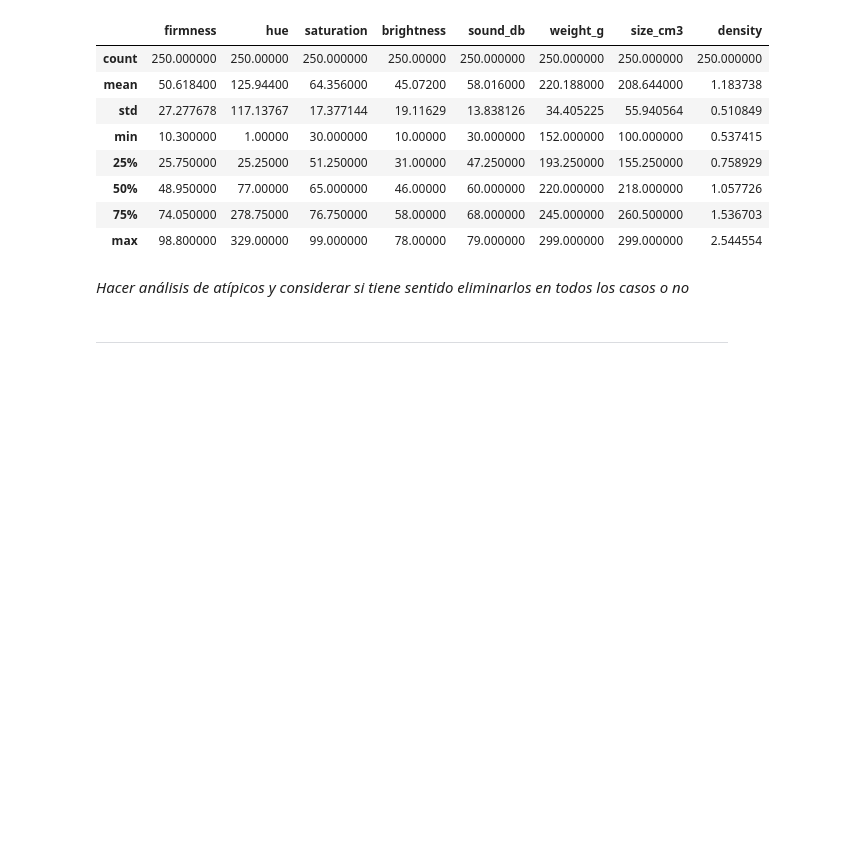
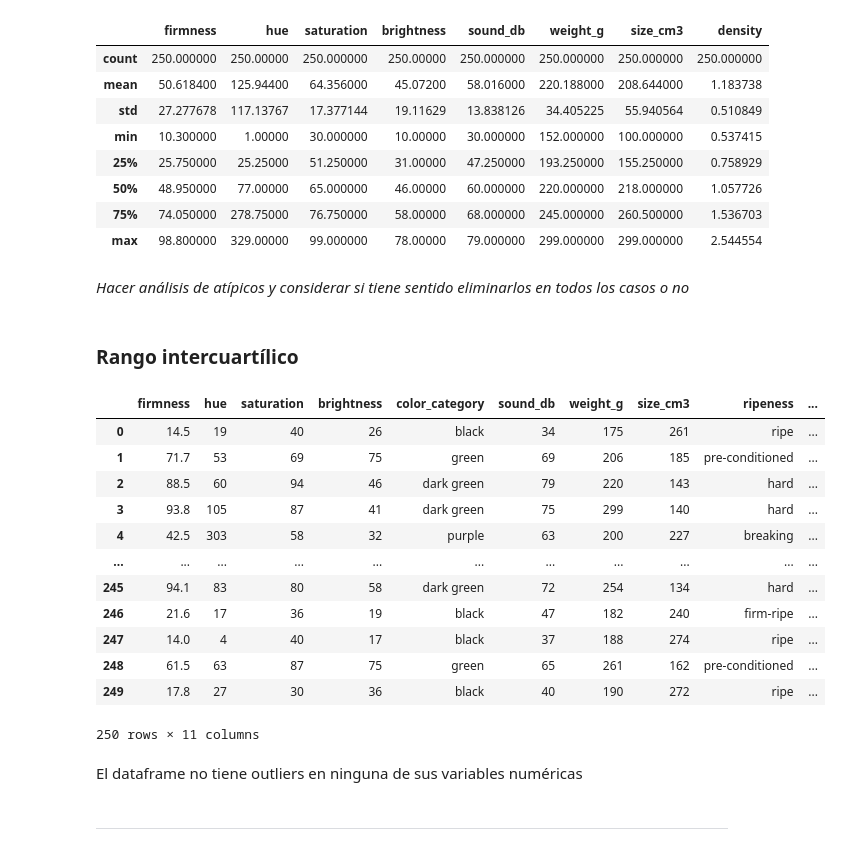
Before and after one commit to masouto94/RedNeuronalMatematicaIII, a Jupyter notebook: avocadoPerceptron.ipynb, the cells around one changed output. Saved outputs shown, nothing was run; the diff lists cells and outputs as text; code cells hidden in the pictures; blank space fills up the shorter version.

```diff
--- a/avocadoPerceptron.ipynb
+++ b/avocadoPerceptron.ipynb
@@ -71,6 +71,51 @@ df_avocado.describe()
 | max | 98.800000 | 329.00000 | 99.000000 | 78.00000 | 79.000000 | 299.000000 | 299.000000 | 2.544554 |
 # %% [markdown]
 *Hacer análisis de atípicos y considerar si tiene sentido eliminarlos en todos los casos o no*
+# %% [markdown]
+### Rango intercuartílico
+# %%
+def filtrar_iqr(df:pd.DataFrame, numeric_cols: list, factor:float = 1.5) -> pd.DataFrame:
+    """Recibe un dataframe y una lista de columnas numéricas para aplicar el IQR. Por defecto el factor es 1.5
+    pero puede cambiarse. El df en cuestión se copia
+
+    Args:
+        df (pd.DataFrame): pandas.Dataframe
+        numeric_cols (list): Lista de columnas numéricas
+        factor (float, optional): Factor de escalamiento de IQR. Defaultea a 1.5.
+
+    Returns:
+        pd.Dataframe: Copia del df original sin los registros que tengan outliers en alguna de las variables
+    """
+    _df = df.copy()
+    for col in numeric_cols:
+        q1 = _df[col].quantile(0.25)
+        q3 = _df[col].quantile(0.75)
+        iqr = (q3 - q1) * factor
+        umbral_min = _df[col] > (q1 - iqr)
+        umbral_max = _df[col] < (q3 + iqr)
+        _df[col] = _df[col][umbral_min & umbral_max]
+    return _df.dropna()
+
+
+variables_numericas_train = [col for col in df_avocado.select_dtypes(np.number).columns if col != "ripeness_binary"]
+
+filtrar_iqr(df_avocado, variables_numericas_train)
+# %% [output]
+|  | firmness | hue | saturation | brightness | color_category | sound_db | weight_g | size_cm3 | ripeness | ... |
+| 0 | 14.5 | 19 | 40 | 26 | black | 34 | 175 | 261 | ripe | ... |
+| 1 | 71.7 | 53 | 69 | 75 | green | 69 | 206 | 185 | pre-conditioned | ... |
+| 2 | 88.5 | 60 | 94 | 46 | dark green | 79 | 220 | 143 | hard | ... |
+| 3 | 93.8 | 105 | 87 | 41 | dark green | 75 | 299 | 140 | hard | ... |
+| 4 | 42.5 | 303 | 58 | 32 | purple | 63 | 200 | 227 | breaking | ... |
+| ... | ... | ... | ... | ... | ... | ... | ... | ... | ... | ... |
+| 245 | 94.1 | 83 | 80 | 58 | dark green | 72 | 254 | 134 | hard | ... |
+| 246 | 21.6 | 17 | 36 | 19 | black | 47 | 182 | 240 | firm-ripe | ... |
+| 247 | 14.0 | 4 | 40 | 17 | black | 37 | 188 | 274 | ripe | ... |
+| 248 | 61.5 | 63 | 87 | 75 | green | 65 | 261 | 162 | pre-conditioned | ... |
+| 249 | 17.8 | 27 | 30 | 36 | black | 40 | 190 | 272 | ripe | ... |
+250 rows × 11 columns
+# %% [markdown]
+El dataframe no tiene outliers en ninguna de sus variables numéricas
 # %% [markdown]
 ---
 # %% [markdown]
```
